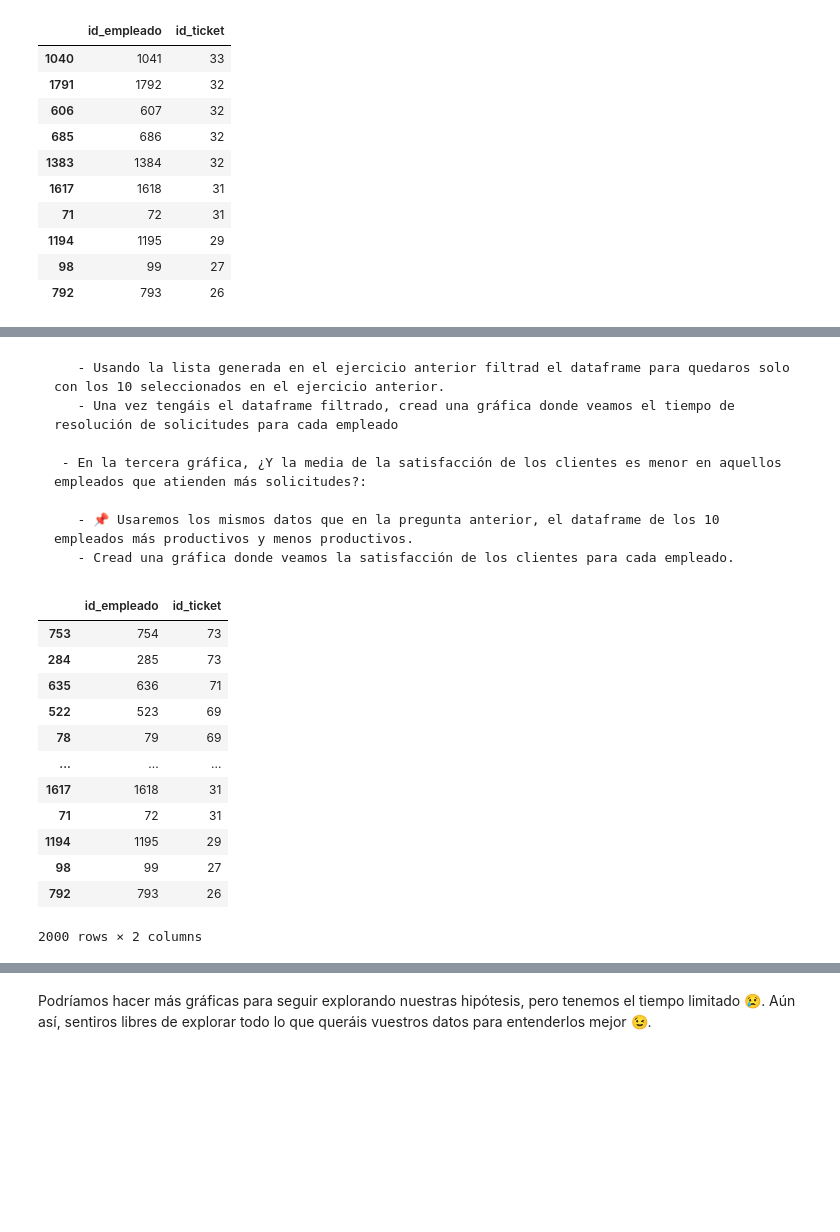
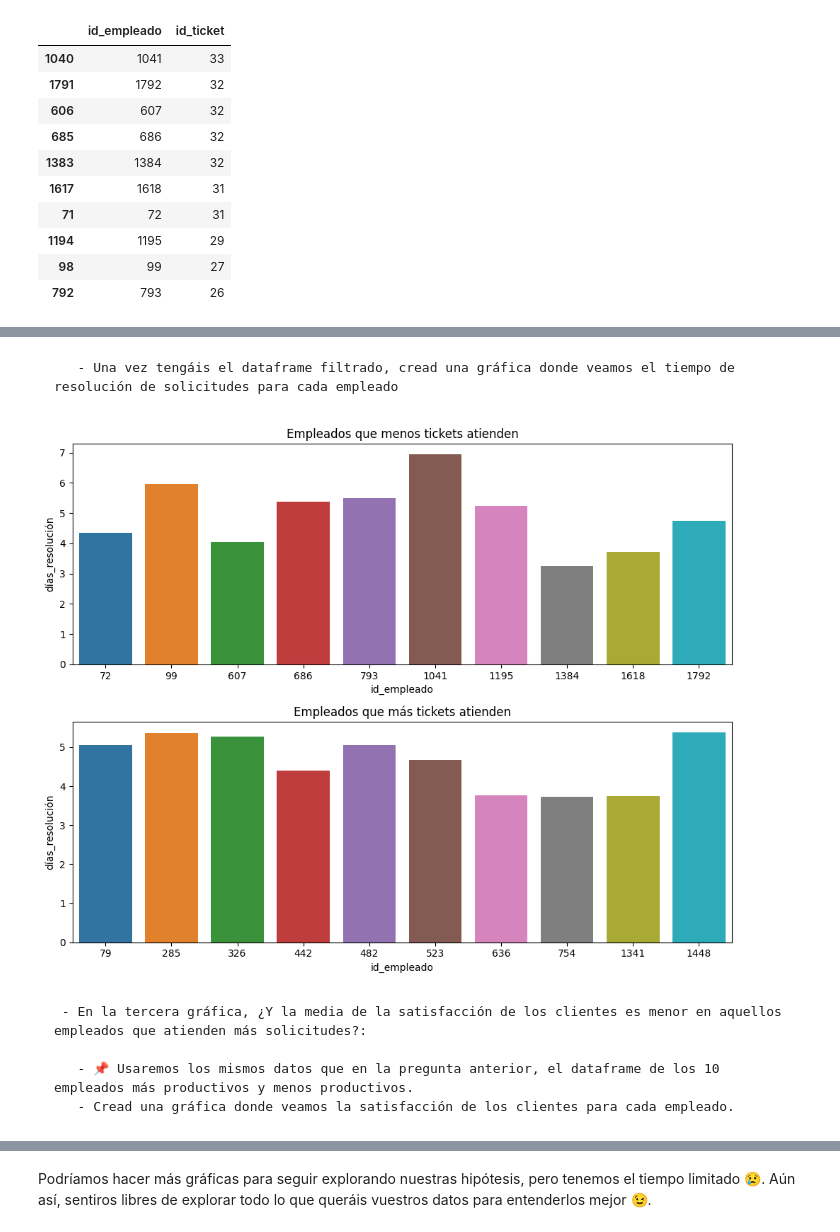
Before and after one commit to Adalab/promo_d_da_modulo2_sprint2_Lorena_AnaBelen, a Jupyter notebook: ejercicio3/pair_programming_EDA3.ipynb, the cells around one changed output, grey strips where cells are left out. Drawn from its saved outputs; the diff is of its cells as text; code cells hidden in the pictures; blank space fills up the shorter version.

Commit message:
ejercicio eda 3 terminado

```diff
--- a/ejercicio3/pair_programming_EDA3.ipynb
+++ b/ejercicio3/pair_programming_EDA3.ipynb
@@ -175,24 +184,26 @@ lista_down = [1041, 1792, 607, 686, 1384, 1618, 72, 1195, 99, 793]
+# %%
+df_down = df[df["id_empleado"].isin(lista_down)]
+df_top = df[df["id_empleado"].isin(lista_top)]
+# %% [markdown]
+       - Una vez tengáis el dataframe filtrado, cread una gráfica donde veamos el tiempo de resolución de solicitudes para cada empleado
+# %%
+df_down_tiempo= df_down.groupby("id_empleado")["días_resolución"].mean().reset_index().sort_values(by = "días_resolución", ascending= False)
+df_top_tiempo = df_top.groupby("id_empleado")["días_resolución"].mean().reset_index().sort_values(by = "días_resolución", ascending= False)
+# %%
+fig, axes = plt.subplots (2,1)
+
+sns.barplot(data = df_down_tiempo, x = 'id_empleado', y = 'días_resolución', ax = axes[0],)
+sns.barplot(data = df_top_tiempo, x = 'id_empleado', y = 'días_resolución', ax = axes[1])
+
+axes[0].title.set_text("Empleados que menos tickets atienden")
+axes[1].title.set_text("Empleados que más tickets atienden")
+
+fig.tight_layout()
+# %% [output]
+[figure, added]
 # %% [markdown]
-       - Usando la lista generada en el ejercicio anterior filtrad el dataframe para quedaros solo con los 10 seleccionados en el ejercicio anterior.
-       - Una vez tengáis el dataframe filtrado, cread una gráfica donde veamos el tiempo de resolución de solicitudes para cada empleado
 
      - En la tercera gráfica, ¿Y la media de la satisfacción de los clientes es menor en aquellos empleados que atienden más solicitudes?:
 
        - 📌 Usaremos los mismos datos que en la pregunta anterior, el dataframe de los 10 empleados más productivos y menos productivos.
        - Cread una gráfica donde veamos la satisfacción de los clientes para cada empleado.
-# %%
-df.groupby("id_empleado")["id_ticket"].count().reset_index().sort_values(by = "id_ticket", ascending= False)
-# %% [output]
-|  | id_empleado | id_ticket |
-| 753 | 754 | 73 |
-| 284 | 285 | 73 |
-| 635 | 636 | 71 |
-| 522 | 523 | 69 |
-| 78 | 79 | 69 |
-| ... | ... | ... |
-| 1617 | 1618 | 31 |
-| 71 | 72 | 31 |
-| 1194 | 1195 | 29 |
-| 98 | 99 | 27 |
-| 792 | 793 | 26 |
-2000 rows × 2 columns
```
Also changed, not shown: parts of 5 cells of this notebook.
